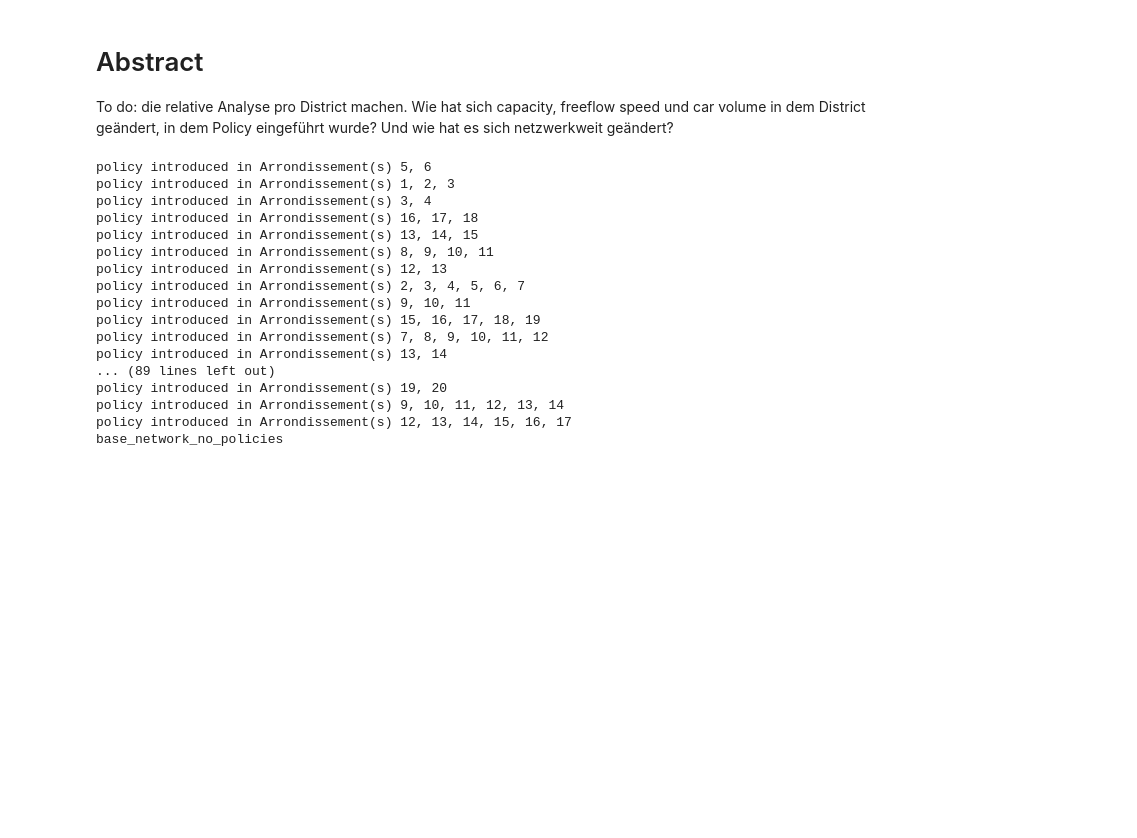
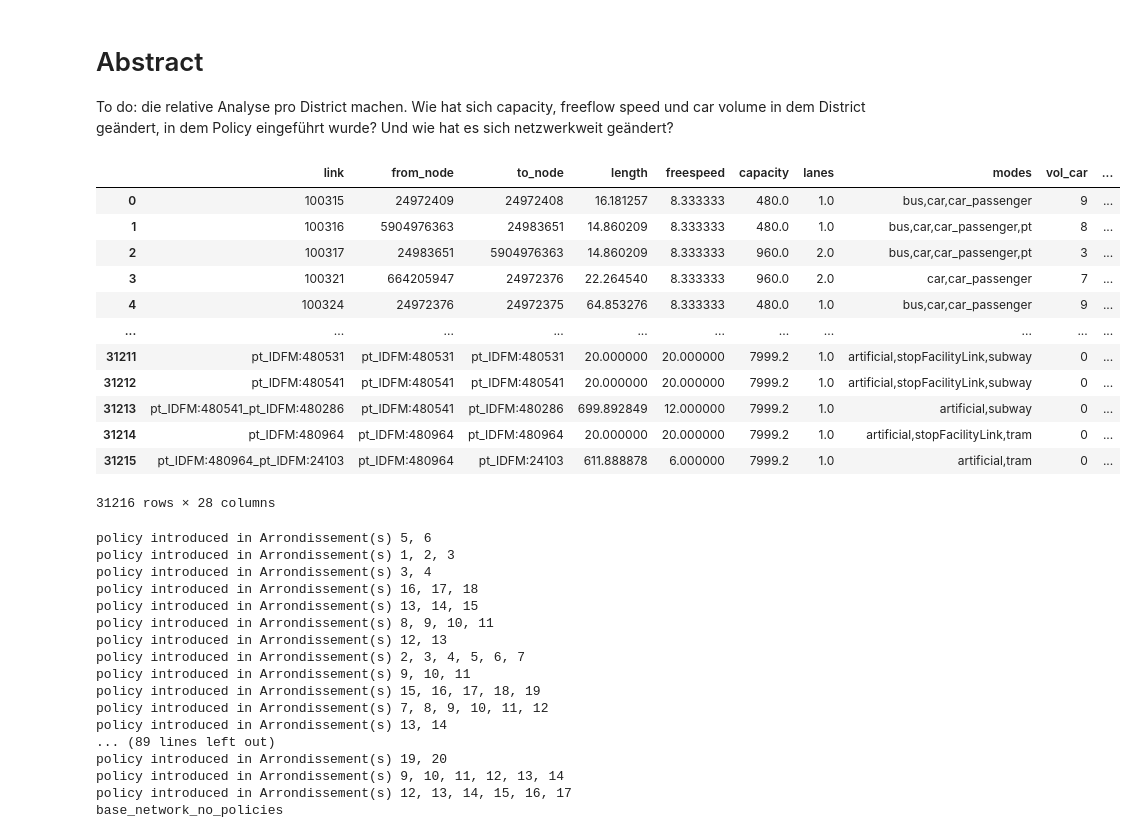
Before and after one commit to enatterer/matsim-ile-de-france, a Jupyter notebook: ile_de_france/src/main/python/analyze_output_links.ipynb, the cells around one changed output. Drawn from its saved outputs; the diff is of its cells as text; code cells hidden in the pictures; blank space fills up the shorter version.

```diff
--- a/ile_de_france/src/main/python/analyze_output_links.ipynb
+++ b/ile_de_france/src/main/python/analyze_output_links.ipynb
@@ -139,6 +139,22 @@ for folder in network_folders:
 
 base_network_no_policies = read_network_data(base_output_links_no_policies)
 result_dic["base_network_no_policies"] = base_network_no_policies
+# %%
+base_network_no_policies
+# %% [output]
+|  | link | from_node | to_node | length | freespeed | capacity | lanes | modes | vol_car | ... |
+| 0 | 100315 | 24972409 | 24972408 | 16.181257 | 8.333333 | 480.0 | 1.0 | bus,car,car_passenger | 9 | ... |
+| 1 | 100316 | 5904976363 | 24983651 | 14.860209 | 8.333333 | 480.0 | 1.0 | bus,car,car_passenger,pt | 8 | ... |
+| 2 | 100317 | 24983651 | 5904976363 | 14.860209 | 8.333333 | 960.0 | 2.0 | bus,car,car_passenger,pt | 3 | ... |
+| 3 | 100321 | 664205947 | 24972376 | 22.264540 | 8.333333 | 960.0 | 2.0 | car,car_passenger | 7 | ... |
+| 4 | 100324 | 24972376 | 24972375 | 64.853276 | 8.333333 | 480.0 | 1.0 | bus,car,car_passenger | 9 | ... |
+| ... | ... | ... | ... | ... | ... | ... | ... | ... | ... | ... |
+| 31211 | pt_IDFM:480531 | pt_IDFM:480531 | pt_IDFM:480531 | 20.000000 | 20.000000 | 7999.2 | 1.0 | artificial,stopFacilityLink,subway | 0 | ... |
+| 31212 | pt_IDFM:480541 | pt_IDFM:480541 | pt_IDFM:480541 | 20.000000 | 20.000000 | 7999.2 | 1.0 | artificial,stopFacilityLink,subway | 0 | ... |
+| 31213 | pt_IDFM:480541_pt_IDFM:480286 | pt_IDFM:480541 | pt_IDFM:480286 | 699.892849 | 12.000000 | 7999.2 | 1.0 | artificial,subway | 0 | ... |
+| 31214 | pt_IDFM:480964 | pt_IDFM:480964 | pt_IDFM:480964 | 20.000000 | 20.000000 | 7999.2 | 1.0 | artificial,stopFacilityLink,tram | 0 | ... |
+| 31215 | pt_IDFM:480964_pt_IDFM:24103 | pt_IDFM:480964 | pt_IDFM:24103 | 611.888878 | 6.000000 | 7999.2 | 1.0 | artificial,tram | 0 | ... |
+31216 rows × 28 columns
 # %%
 for key, df in result_dic.items():
     print(key)
```
Also changed, not shown: 6 other files.
